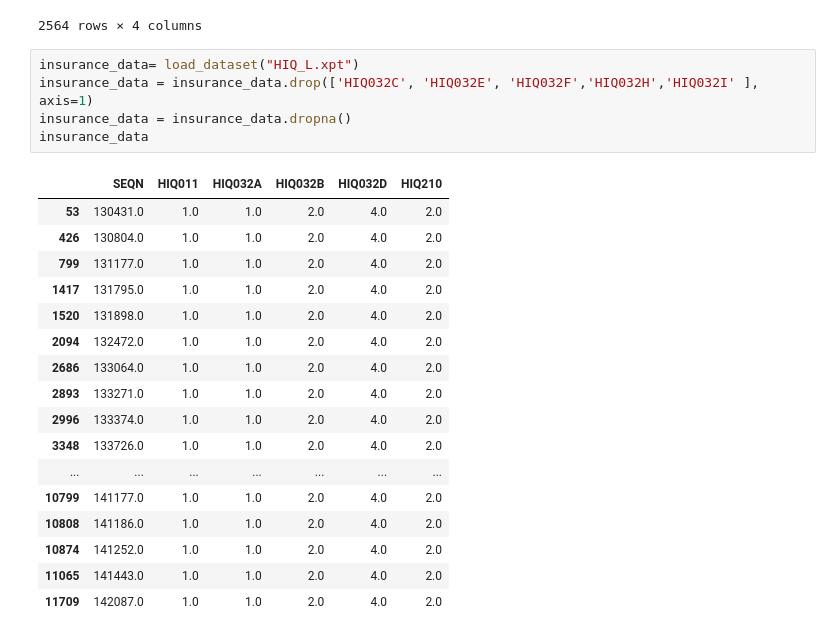
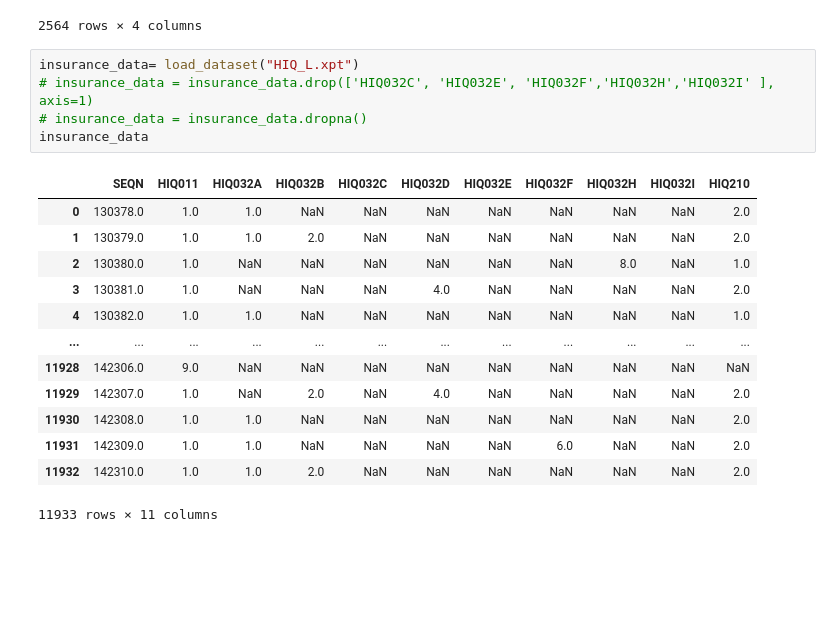
Before and after one commit to manaswithasunkara/Bias-mititgation-Healthcare-, a Jupyter notebook: Bias_Mitigation.ipynb, the cells around one changed output. Drawn from its saved outputs; the diff is of its cells as text; blank space fills up the shorter version.

Commit message:
data cleaned

```diff
--- a/Bias_Mitigation.ipynb
+++ b/Bias_Mitigation.ipynb
@@ -62,26 +63,22 @@ fertin_data
 2564 rows × 4 columns
 # %%
 insurance_data= load_dataset("HIQ_L.xpt")
-insurance_data = insurance_data.drop(['HIQ032C', 'HIQ032E', 'HIQ032F','HIQ032H','HIQ032I' ], axis=1)
-insurance_data = insurance_data.dropna()
+# insurance_data = insurance_data.drop(['HIQ032C', 'HIQ032E', 'HIQ032F','HIQ032H','HIQ032I' ], axis=1)
+# insurance_data = insurance_data.dropna()
 insurance_data
 # %% [output]
-|  | SEQN | HIQ011 | HIQ032A | HIQ032B | HIQ032D | HIQ210 |
-| 53 | 130431.0 | 1.0 | 1.0 | 2.0 | 4.0 | 2.0 |
-| 426 | 130804.0 | 1.0 | 1.0 | 2.0 | 4.0 | 2.0 |
-| 799 | 131177.0 | 1.0 | 1.0 | 2.0 | 4.0 | 2.0 |
-| 1417 | 131795.0 | 1.0 | 1.0 | 2.0 | 4.0 | 2.0 |
-| 1520 | 131898.0 | 1.0 | 1.0 | 2.0 | 4.0 | 2.0 |
-| 2094 | 132472.0 | 1.0 | 1.0 | 2.0 | 4.0 | 2.0 |
-| 2686 | 133064.0 | 1.0 | 1.0 | 2.0 | 4.0 | 2.0 |
-| 2893 | 133271.0 | 1.0 | 1.0 | 2.0 | 4.0 | 2.0 |
-| 2996 | 133374.0 | 1.0 | 1.0 | 2.0 | 4.0 | 2.0 |
-| 3348 | 133726.0 | 1.0 | 1.0 | 2.0 | 4.0 | 2.0 |
-| ... | ... | ... | ... | ... | ... | ... |
-| 10799 | 141177.0 | 1.0 | 1.0 | 2.0 | 4.0 | 2.0 |
-| 10808 | 141186.0 | 1.0 | 1.0 | 2.0 | 4.0 | 2.0 |
-| 10874 | 141252.0 | 1.0 | 1.0 | 2.0 | 4.0 | 2.0 |
-| 11065 | 141443.0 | 1.0 | 1.0 | 2.0 | 4.0 | 2.0 |
-| 11709 | 142087.0 | 1.0 | 1.0 | 2.0 | 4.0 | 2.0 |
+|  | SEQN | HIQ011 | HIQ032A | HIQ032B | HIQ032C | HIQ032D | HIQ032E | HIQ032F | HIQ032H | HIQ032I | HIQ210 |
+| 0 | 130378.0 | 1.0 | 1.0 | NaN | NaN | NaN | NaN | NaN | NaN | NaN | 2.0 |
+| 1 | 130379.0 | 1.0 | 1.0 | 2.0 | NaN | NaN | NaN | NaN | NaN | NaN | 2.0 |
+| 2 | 130380.0 | 1.0 | NaN | NaN | NaN | NaN | NaN | NaN | 8.0 | NaN | 1.0 |
+| 3 | 130381.0 | 1.0 | NaN | NaN | NaN | 4.0 | NaN | NaN | NaN | NaN | 2.0 |
+| 4 | 130382.0 | 1.0 | 1.0 | NaN | NaN | NaN | NaN | NaN | NaN | NaN | 1.0 |
+| ... | ... | ... | ... | ... | ... | ... | ... | ... | ... | ... | ... |
+| 11928 | 142306.0 | 9.0 | NaN | NaN | NaN | NaN | NaN | NaN | NaN | NaN | NaN |
+| 11929 | 142307.0 | 1.0 | NaN | 2.0 | NaN | 4.0 | NaN | NaN | NaN | NaN | 2.0 |
+| 11930 | 142308.0 | 1.0 | 1.0 | NaN | NaN | NaN | NaN | NaN | NaN | NaN | 2.0 |
+| 11931 | 142309.0 | 1.0 | 1.0 | NaN | NaN | NaN | NaN | 6.0 | NaN | NaN | 2.0 |
+| 11932 | 142310.0 | 1.0 | 1.0 | 2.0 | NaN | NaN | NaN | NaN | NaN | NaN | 2.0 |
+11933 rows × 11 columns
 # %%
 creactive_data= load_dataset("HSCRP_L.xpt")
```
Also changed, not shown: parts of 14 cells of this notebook.
